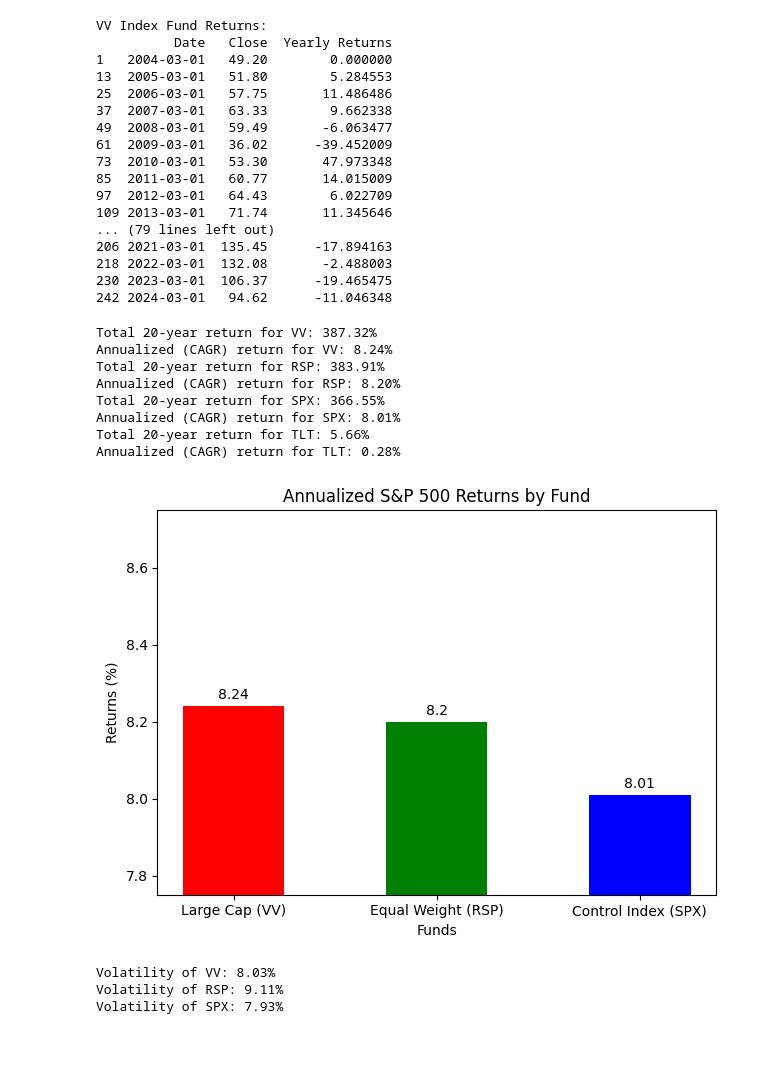
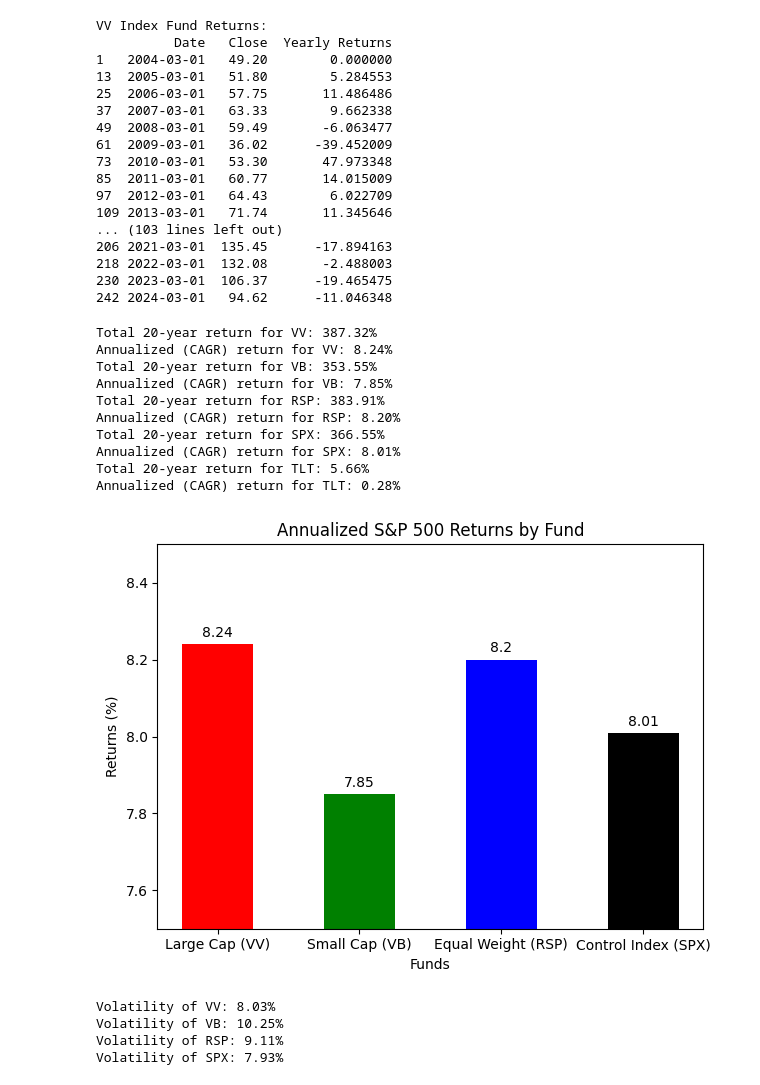
Before and after one commit to blakeziegler/AssetAllocationProj, a Jupyter notebook: Python/analysis.ipynb, the cells around one changed output. Cells and saved outputs as stored; diff of their text form; code cells hidden in the pictures; blank space fills up the shorter version.

```diff
--- a/Python/analysis.ipynb
+++ b/Python/analysis.ipynb
@@ -35,12 +36,15 @@ def calculate_yearly_return(filename):
 
 # Calculate yearly returns for each dataset
 vv_returns = calculate_yearly_return("vv_clean.csv")
+vb_returns = calculate_yearly_return("vb_clean.csv")
 rsp_returns = calculate_yearly_return("rsp_clean.csv")
 spx_returns = calculate_yearly_return("spx_clean.csv")
 tlt_returns = calculate_yearly_return("tlt_clean.csv")
 
 print("VV Index Fund Returns:")
 print(vv_returns)
+print("\nVB Index Fund Returns:")
+print(rsp_returns)
 print("\nRSP Index Fund Returns:")
 print(rsp_returns)
 print("\nSPX Index Fund Returns:")
@@ -60,13 +64,13 @@ VV Index Fund Returns:
 85  2011-03-01   60.77       14.015009
 97  2012-03-01   64.43        6.022709
 109 2013-03-01   71.74       11.345646
-... (79 lines left out)
+... (103 lines left out)
 206 2021-03-01  135.45      -17.894163
 218 2022-03-01  132.08       -2.488003
 230 2023-03-01  106.37      -19.465475
 242 2024-03-01   94.62      -11.046348
 # %%
-
+import pandas as pd
 
 def calculate_total_return(df, start_date, end_date):
     df['Date'] = pd.to_datetime(df['Date'])
@@ -82,14 +86,19 @@ def calculate_total_return(df, start_date, end_date):
 
     return total_return, cagr
 
-# Assuming the data is correct and dates are verified
-total_return_vv, cagr_vv = calculate_total_return(vv, '2004-03-01', '2024-03-01')
+# Define the start and end dates
+start_date = '2004-03-01'
+end_date = '2024-03-01'
+
+# Calculate total returns for VV
+total_return_vv, cagr_vv = calculate_total_return(vv, start_date, end_date)
 print(f"Total 20-year return for VV: {total_return_vv:.2f}%")
 print(f"Annualized (CAGR) return for VV: {cagr_vv:.2f}%")
 
-# Define the start and end dates
-start_date = '2004-03-01'
-end_date = '2024-03-01'
+# Calculate total returns for VB
+total_return_vb, cagr_vb = calculate_total_return(vb, start_date, end_date)
+print(f"Total 20-year return for VB: {total_return_vb:.2f}%")
+print(f"Annualized (CAGR) return for VB: {cagr_vb:.2f}%")
 
 # Calculate total returns for RSP
 total_return_rsp, cagr_rsp = calculate_total_return(rsp, start_date, end_date)
@@ -108,6 +117,8 @@ print(f"Annualized (CAGR) return for TLT: {cagr_tlt:.2f}%")
 # %% [output]
 Total 20-year return for VV: 387.32%
 Annualized (CAGR) return for VV: 8.24%
+Total 20-year return for VB: 353.55%
+Annualized (CAGR) return for VB: 7.85%
 Total 20-year return for RSP: 383.91%
 Annualized (CAGR) return for RSP: 8.20%
 Total 20-year return for SPX: 366.55%
@@ -115,41 +126,44 @@ Annualized (CAGR) return for SPX: 8.01%
 Total 20-year return for TLT: 5.66%
 Annualized (CAGR) return for TLT: 0.28%
 # %%
-labels = ['Large Cap (VV)', 'Equal Weight (RSP)', 'Control Index (SPX)']
-annualized_returns = [8.24, 8.20, 8.01]  # Only including returns for VV, RSP, and SPX
-colors = ['red', 'green', 'blue']
+labels = ['Large Cap (VV)', 'Small Cap (VB)', 'Equal Weight (RSP)', 'Control Index (SPX)']
+annualized_returns = [8.24, 7.85, 8.20, 8.01]  # Only including returns for VV, RSP, and SPX
+colors = ['red', 'green', 'blue', 'black']
 
 x = np.arange(len(labels))  # the label locations
 width = 0.5  # the width of the bars
 
 fig, ax = plt.subplots()
 rects = ax.bar(x, annualized_returns, width, label='Annualized Returns (CAGR %)', color=colors)
 
 # Add some text for labels, title and custom x-axis tick labels, etc.
 ax.set_xlabel('Funds')
 ax.set_ylabel('Returns (%)')
 ax.set_title('Annualized S&P 500 Returns by Fund')
 ax.set_xticks(x)
 ax.set_xticklabels(labels)
-ax.set_ylim(7.75, 8.75)  # Setting the y-axis limit as specified
+ax.set_ylim(7.5, 8.5)  # Setting the y-axis limit as specified
 
 ax.bar_label(rects, padding=3)
 
 fig.tight_layout()
 
 plt.show()
 # %% [output]
-[figure, old version]
+[figure, new version]
 # %%
 vv = pd.read_csv("vv_clean.csv")
+vb = pd.read_csv("vb_clean.csv")
 rsp = pd.read_csv("rsp_clean.csv")
 spx = pd.read_csv("spx_clean.csv")
 
 vv['Date'] = pd.to_datetime(vv['Date'])
+vb['Date'] = pd.to_datetime(vb['Date'])
 rsp['Date'] = pd.to_datetime(rsp['Date'])
 spx['Date'] = pd.to_datetime(spx['Date'])
 
 vv['Close'] = pd.to_numeric(vv['Close'], errors='coerce')
+vb['Close'] = pd.to_numeric(vb['Close'], errors='coerce')
 rsp['Close'] = pd.to_numeric(rsp['Close'], errors='coerce')
 spx['Close'] = pd.to_numeric(spx['Close'], errors='coerce')
 
@@ -160,6 +174,7 @@ def quarterly_returns(df):
     return quarterly.dropna()  # Removing the first entry which will be NaN
 
 vv_quarterly = quarterly_returns(vv)
+vb_quarterly = quarterly_returns(vb)
 rsp_quarterly = quarterly_returns(rsp)
 spx_quarterly = quarterly_returns(spx)
 
@@ -168,14 +183,17 @@ def calculate_volatility(df):
     return f"{volatility:.2f}%"
 
 vv_volatility = calculate_volatility(vv_quarterly)
+vb_volatility = calculate_volatility(vb_quarterly)
 rsp_volatility = calculate_volatility(rsp_quarterly)
 spx_volatility = calculate_volatility(spx_quarterly)
 
 print(f"Volatility of VV: {vv_volatility}")
+print(f"Volatility of VB: {vb_volatility}")
 print(f"Volatility of RSP: {rsp_volatility}")
 print(f"Volatility of SPX: {spx_volatility}")
 # %% [output]
 Volatility of VV: 8.03%
+Volatility of VB: 10.25%
 Volatility of RSP: 9.11%
 Volatility of SPX: 7.93%
 # %%
```
Also changed, not shown: parts of 4 cells of this notebook.
